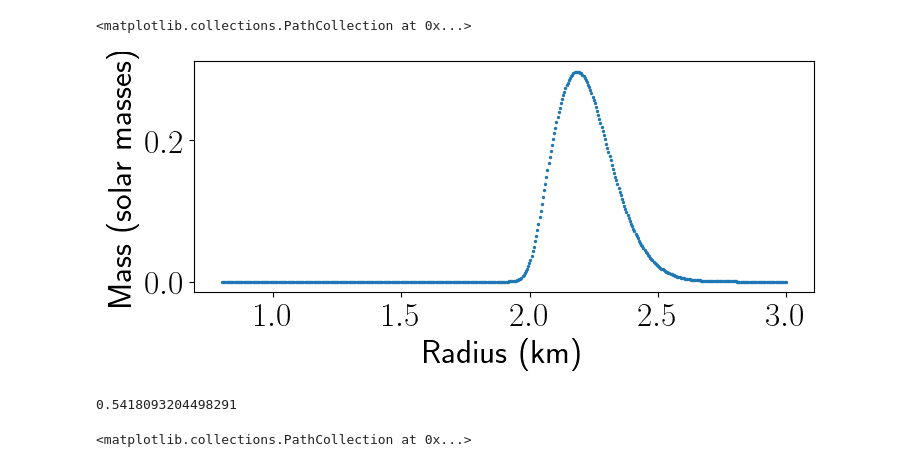
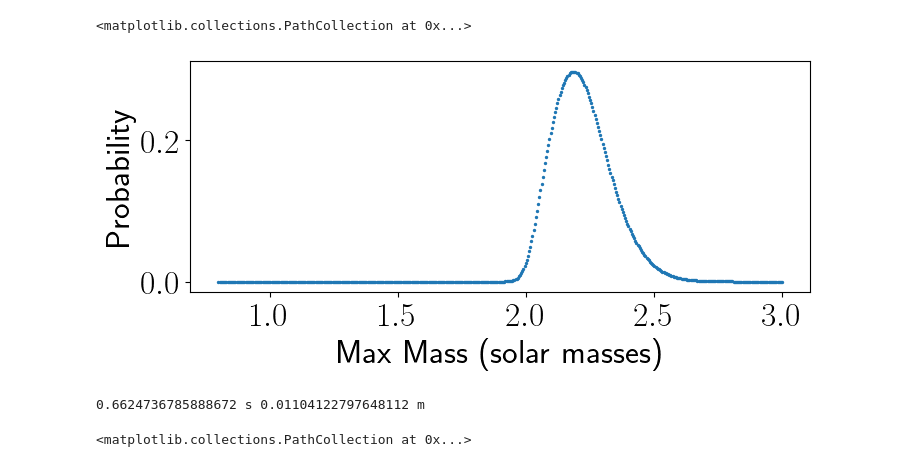
Before and after one commit to tatep0/Astroboy, a Jupyter notebook: Neutron Stars/EOS/Max_mass.ipynb, the cells around one changed output. Drawn from its saved outputs; the diff is of its cells as text; code cells hidden in the pictures.

```diff
--- a/Neutron Stars/EOS/Max_mass.ipynb
+++ b/Neutron Stars/EOS/Max_mass.ipynb
@@ -11,8 +11,8 @@ import time
 #change pathprefix on different computers
 EOS_files = "/home/tplohr/proj/SF 24-25/diettim NMMA master EOS-chiralEFT_MTOV/"
 
-def loadfile(number, pathprefix):
-    file = open(pathprefix + str(number) + '.dat', 'r')
+def loadfile(number):
+    file = open(EOS_files + str(number) + '.dat', 'r')
     return file
 # %%
 #creates an empty array to contain all EOSs
@@ -21,7 +21,7 @@ EOSs = [None] * numofEOS
 
 #fills "EOSs" with arrays of each EOS's mass and radius values
 for i in range(numofEOS):
-    df = pd.read_csv(loadfile(i+1, EOS_files), delimiter = '\t', names = ["radius", "mass", "deformability"])
+    df = pd.read_csv(loadfile(i+1), delimiter = '\t', names = ["radius", "mass", "deformability"])
     EOSs[i] = np.array([df["radius"], df["mass"]])
 #EOSs[i] is EOS_i
 #EOSs[i][0] is the list of radius values of EOS_i
@@ -33,6 +33,8 @@ for i in range(numofEOS):
 for i in range(numofEOS):
     plt.xlim([8,15])
     plt.ylim([.8,3.35])
+    plt.xlabel("Radius (km)", fontsize=18)
+    plt.ylabel("Mass (solar masses)", fontsize=18)
     plt.rcParams['figure.figsize'] = [8,3]
     plt.plot(EOSs[i][0], EOSs[i][1], 'cornflowerblue', linewidth=.1)
 # %% [output]
@@ -49,29 +53,27 @@ P_EOS = np.ones(numofEOS)/numofEOS
 # %%
-def pdf_evaluate(max_m, sigma, mu):
-    #print(sp.stats.norm.cdf(max_m, mu, sigma))
-    return sp.stats.norm.cdf(max_m, mu, sigma)
-
 mu_1 = 2.14
 mu_2 = 2.01
 mu_3 = 1.908
+mu_4 = 2.16
 sigma_1 = 0.1
 sigma_2 = 0.04
 sigma_3 = 0.016
+sigma_4 = 0.17
+#pdf of all CDFs combined
+def pdf_evaluate(max_m):
+    return sp.stats.norm.cdf(max_m, mu_1, sigma_1) * sp.stats.norm.cdf(max_m, mu_2, sigma_2) * sp.stats.norm.cdf(max_m, mu_3, sigma_3) * (1-sp.stats.norm.cdf(max_m, mu_4, sigma_4))
 # %%
 #plotting the pdf
-Y = np.linspace(0.8, 3.0, 500)
+X = np.linspace(0.8, 3.0, 500)
 prob=np.zeros(500)
-for j in range(500):
-    prob[j] = pdf_evaluate(Y[j], sigma_1, mu_1) * pdf_evaluate(Y[j], sigma_2, mu_2) * pdf_evaluate(Y[j], sigma_3, mu_3) * (1-pdf_evaluate(Y[j], 0.17, 2.16))
-#normalize the probabilities so the highest is always the same shade of red
-norm = plt.Normalize(prob.min(), prob.max())
-cmap = mp.colors.LinearSegmentedColormap.from_list("blue_white_red", ["blue", "white","red"])
-plt.xlabel("Radius (km)")
-plt.ylabel("Mass (solar masses)")
-plt.scatter(Y, prob, s=2)
+for i in range(500):
+    prob[i] = pdf_evaluate(X[i])
+plt.xlabel("Max Mass (solar masses)")
+plt.ylabel("Probability")
+plt.scatter(X, prob, s=2)
 # %% [output]
 <matplotlib.collections.PathCollection at 0x...>
-[figure, old version]
+[figure, new version]
 # %%
 #calculate the probability of the observations given an EOS; likelihood
 def calc_P_obs_given_EOS(i):
@@ -85,16 +88,18 @@ norm_factor = 0
 for i in range(numofEOS):
     #calculate the likelihood
     P_obs_given_EOS[i] = calc_P_obs_given_EOS(i)
-    #calculate the denominator (sum of the numerator)
+    #calculate the normalizing factor (sum of the numerator)
     norm_factor += P_obs_given_EOS[i]
+    #interpolated function r(m)
+    r = sp.interpolate.interp1d(EOSs[i][1], EOSs[i][0])
+    #radius at mass 1.4
+    r_at_given_mass[i] = r(1.4)
 
-for i in range(numofEOS):
-    #calculate the posterior
-    P_EOS_given_obs[i] = P_obs_given_EOS[i] / norm_factor
+P_EOS_given_obs = P_obs_given_EOS / norm_factor
 end=time.time()
-print(end-start)
+print((end-start),'s', (end-start)/60, "m")
 # %% [output]
-0.5418093204498291
+0.6624736785888672 s 0.01104122797648112 m
 # %%
 plt.xlabel("EOS number", fontsize=18)
 plt.ylabel("Probability", fontsize=18)
```
Also changed, not shown: parts of 4 cells of this notebook.
